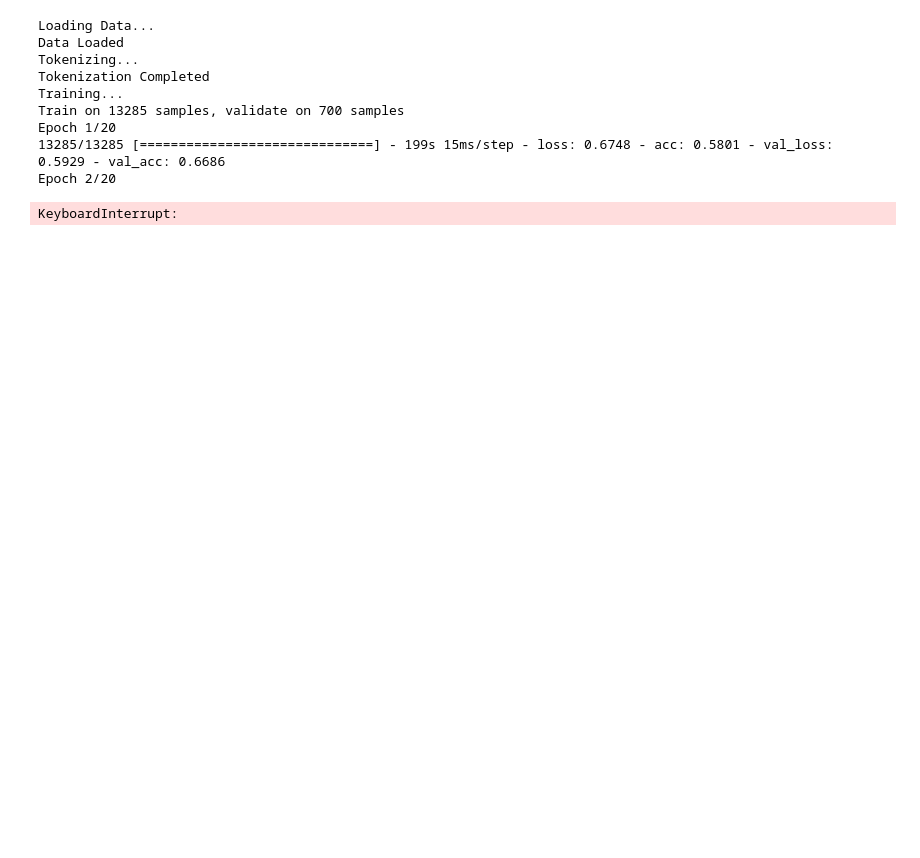
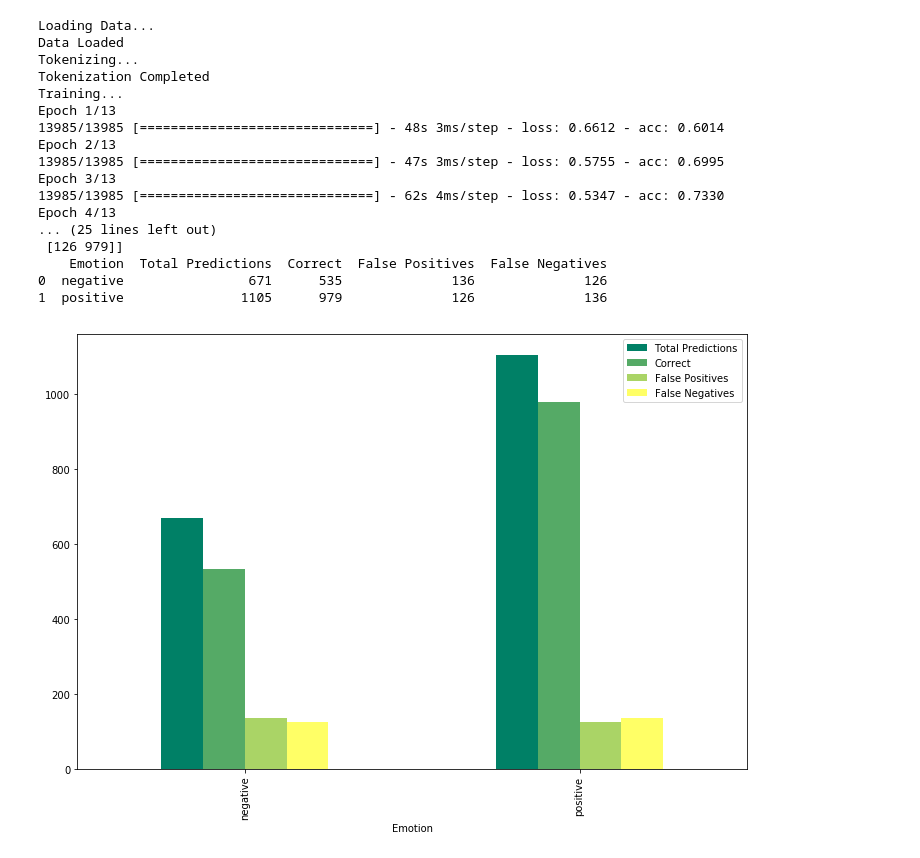
Before and after one commit to RichardLettich/Text-Analysis-Project, a Jupyter notebook: dummy.ipynb, the cells around one changed output. Cells and saved outputs as stored; diff of their text form; code cells hidden in the pictures; blank space fills up the shorter version.

```diff
--- a/dummy.ipynb
+++ b/dummy.ipynb
@@ -1,19 +17,4 @@
 # %%
-import pandas as pd
-import numpy as np
-import seaborn as sns
-import matplotlib.pyplot as plt
-import base64
-import string
-import re
-from collections import Counter
-import sklearn
-import xlrd
-import nltk as nltk
-from mpl_toolkits.mplot3d import Axes3D
-from matplotlib.colors import ListedColormap
-from os import path
-from PIL import Image
 from __future__ import unicode_literals, print_function
 import plac
 import random
@@ -21,7 +22,6 @@ from pathlib import Path
 import thinc.extra.datasets
 import pandas as pd
 import spacy
-import matplotlib.pyplot as plt
 from spacy.util import minibatch, compounding
 from sklearn.feature_extraction.text import CountVectorizer
 from keras.preprocessing.text import Tokenizer
@@ -35,7 +35,7 @@ from numpy import array, unique, array_equal
 import keras
 max_fatures = 3500
 from keras import regularizers
-from gensim.models import KeyedVectors
+
 
 def load_data():
     print("Loading Data...")
@@ -74,18 +74,15 @@ def tokenize(sentences):
 def train(tokened_sentences, emotion_list):
     print("Training...")
     embed_dim = 128
-    lstm_out = 256
+    lstm_out = 196
     test_percent=.1
-    val_split = .05
-    epo = 20
 
     model = Sequential()
     model.add(Embedding(max_fatures, embed_dim,input_length = tokened_sentences.shape[1]))
     model.add(SpatialDropout1D(0.7))
     model.add(keras.layers.Dropout(.6))
-    #
-    model.add(LSTM(lstm_out, dropout=0.65, recurrent_dropout=0.7,return_sequences=True))
-    model.add(LSTM(lstm_out, dropout=0.65, recurrent_dropout=0.7))
+
+    model.add(LSTM(lstm_out, dropout=0.65, recurrent_dropout=0.65))
 
     # len(set(emotion_list)) is a hacky way of geting the number of unique elements
     # in a regualar python list (non-numpy)
@@ -99,34 +96,13 @@ def train(tokened_sentences, emotion_list):
     #print(X_test.shape,Y_test.shape)
 
     batch_size = 32
-    hist = model.fit(X_train, Y_train, epochs = epo, batch_size=batch_size, verbose = 1,validation_split=val_split)
+    model.fit(X_train, Y_train, epochs = 13, batch_size=batch_size, verbose = 1,validation_split=.0)
     print("Training Completed")
     print("Testing Against Control... (% of the data) ", test_percent)
     score,acc = model.evaluate(X_test, Y_test, verbose = 2, batch_size = batch_size)
     print("Score   :", score)
     print("Accuracy:", acc)
-
-    fig = plt.figure(figsize=(7,7))
-    plt.plot(hist.history['acc'])
-    if(val_split != 0.0):
-        plt.plot(hist.history['val_acc'])
-    plt.title('Model Accuracy')
-    plt.ylabel('Accuracy')
-    plt.xlabel('Epochs')
-    plt.legend(['Training Set', 'Validation Set'], loc='upper left')
-    plt.show()
-
-    plt.plot(hist.history['loss'])
-    if(val_split != 0.0):
-        plt.plot(hist.history['val_loss'])
-    plt.title('Model Loss')
-    plt.ylabel('loss')
-    plt.xlabel('epoch')
-    plt.legend(['Training Set', 'Validation Set'], loc='upper left')
-    plt.show()
-
     return (model, X_test)
-
 
 ### When Splitting data (train_test_split), we don't retain where in the
 ### origional set the data is located, thus it takes
@@ -221,38 +197,46 @@ def graph_errors(mistake_list, emotion_list):
 
 #################################
 #############MAIN################
 #################################
 #   jupyter notebook is weird   #
 
 
 
 
 (sentence_list, emotion_list) = load_data()
 
 
 ### Comment the Below line for all 18 emotions. This sorts into "positive" and "negative"
 sentence_list, emotion_list = sort_to_2_emotions(sentence_list, emotion_list)
 
 tokenized_data = tokenize(sentence_list)
 
 (model, X_test) = train(tokenized_data, emotion_list)
 
 #test(model, X_test, tokenized_data, sentence_list, emotion_list)
 
 mistake_list = count_errors(model, tokenized_data, sentence_list, emotion_list,X_test)
 
 graph_errors(mistake_list, emotion_list)
 # %% [output]
 Loading Data...
 Data Loaded
 Tokenizing...
 Tokenization Completed
 Training...
-Train on 13285 samples, validate on 700 samples
-Epoch 1/20
-13285/13285 [==============================] - 199s 15ms/step - loss: 0.6748 - acc: 0.5801 - val_loss: 0.5929 - val_acc: 0.6686
-Epoch 2/20
+Epoch 1/13
+13985/13985 [==============================] - 48s 3ms/step - loss: 0.6612 - acc: 0.6014
+Epoch 2/13
+13985/13985 [==============================] - 47s 3ms/step - loss: 0.5755 - acc: 0.6995
+Epoch 3/13
+13985/13985 [==============================] - 62s 4ms/step - loss: 0.5347 - acc: 0.7330
+Epoch 4/13
+... (25 lines left out)
+ [126 979]]
+    Emotion  Total Predictions  Correct  False Positives  False Negatives
+0  negative                671      535              136              126
+1  positive               1105      979              126              136
-KeyboardInterrupt:
+[figure, added]
 # %%
 # fig = plt.figure(figsize=(20,4))
 #sns.barplot(x = ProjectData['emotion'].unique(), y=ProjectData['emotion'].value_counts())
```
Also changed, not shown: parts of 2 cells of this notebook.
